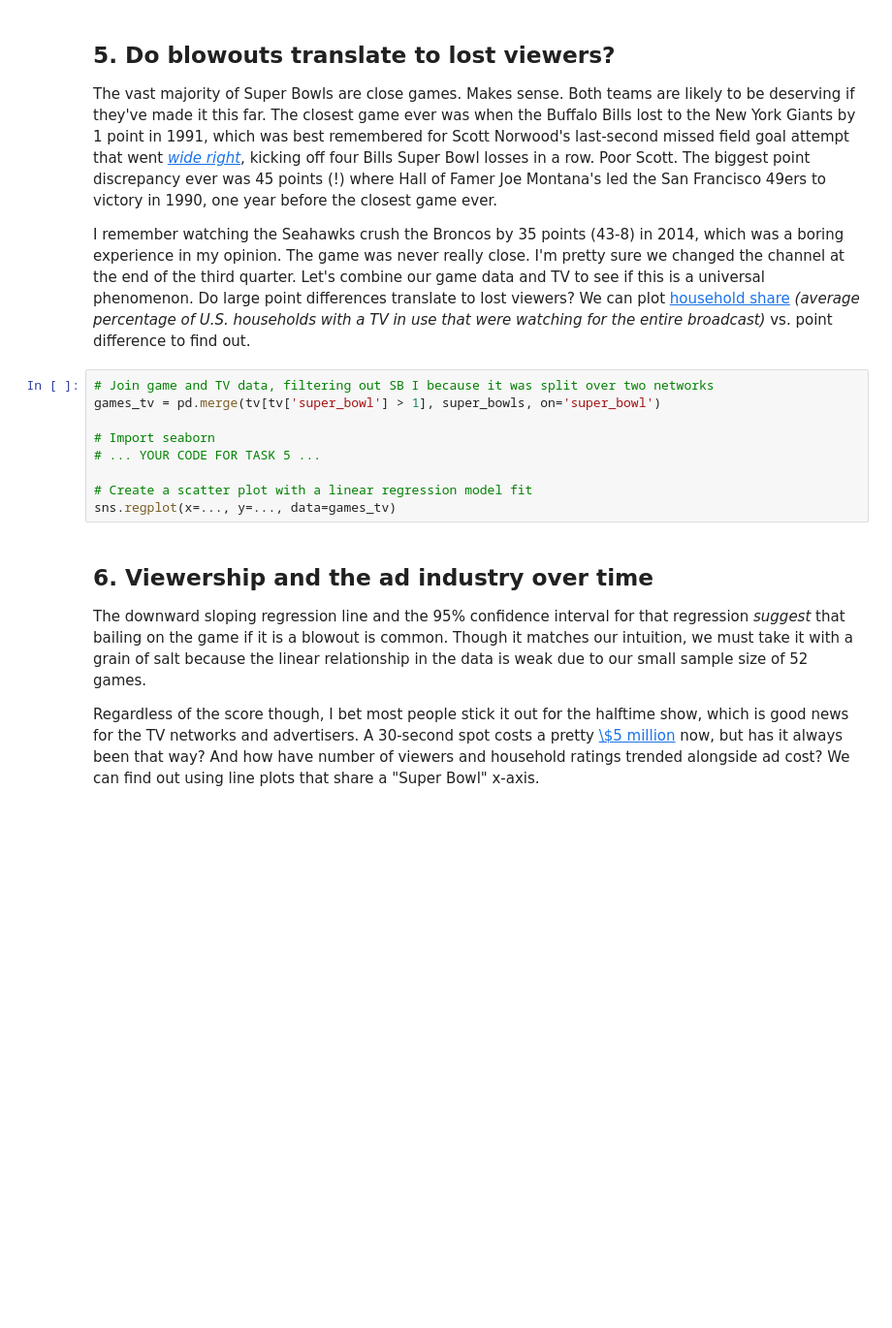
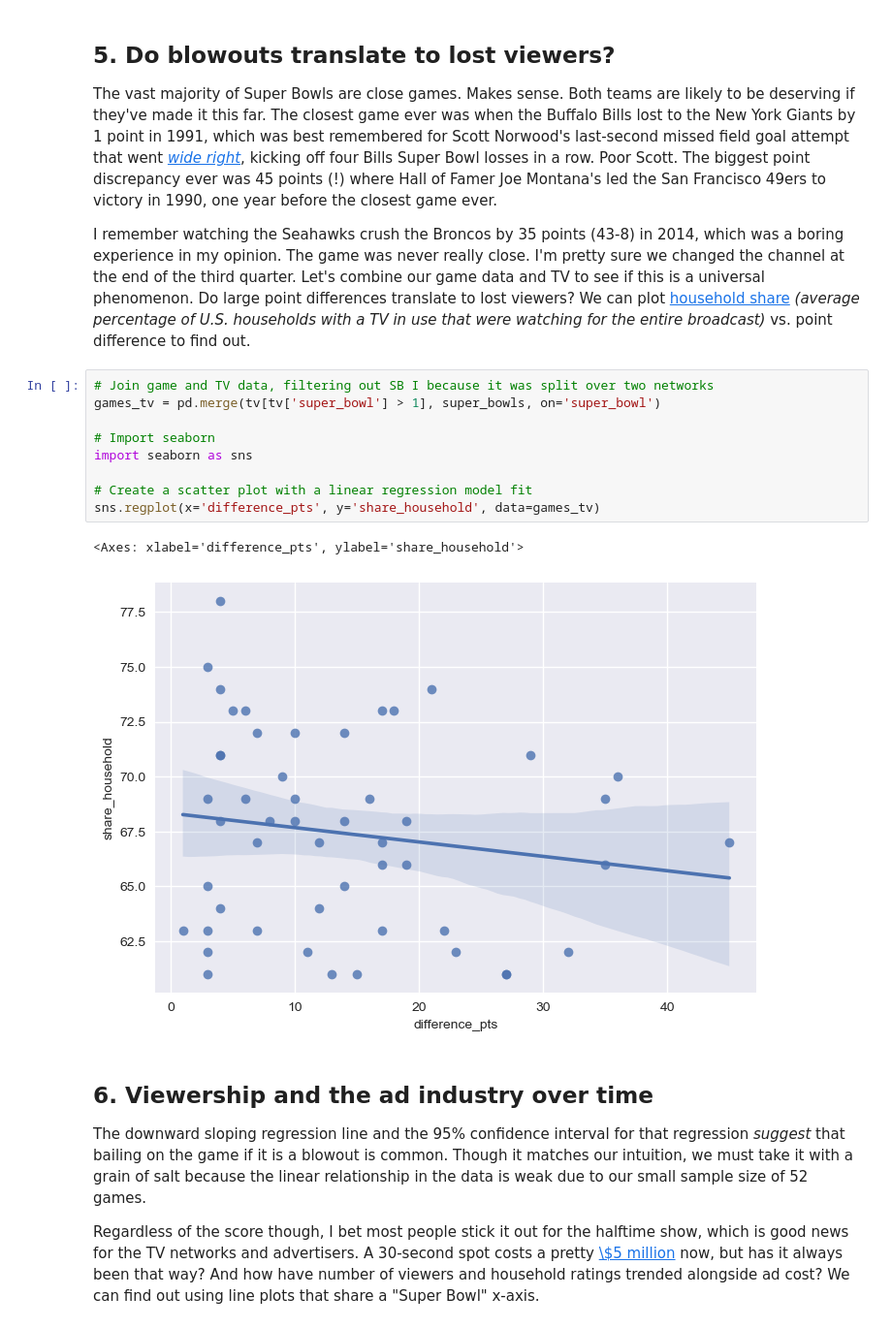
Before and after one commit to JeremyTallant/analyzing_tv, a Jupyter notebook: superbowl.ipynb, the cells around one changed output. Shown at 97% size. Saved outputs shown, nothing was run; the diff lists cells and outputs as text; blank space fills up the shorter version.

Commit message:
created a seaborn regplot

```diff
--- a/superbowl.ipynb
+++ b/superbowl.ipynb
@@ -140,12 +140,15 @@ display(super_bowls[super_bowls['difference_pts'] >= 35])
 # %%
 # Join game and TV data, filtering out SB I because it was split over two networks
 games_tv = pd.merge(tv[tv['super_bowl'] > 1], super_bowls, on='super_bowl')
 
 # Import seaborn
-# ... YOUR CODE FOR TASK 5 ...
+import seaborn as sns
 
 # Create a scatter plot with a linear regression model fit
-sns.regplot(x=..., y=..., data=games_tv)
+sns.regplot(x='difference_pts', y='share_household', data=games_tv)
+# %% [output]
+<Axes: xlabel='difference_pts', ylabel='share_household'>
+[figure, added]
 # %% [markdown]
 ## 6. Viewership and the ad industry over time
 <p>The downward sloping regression line and the 95% confidence interval for that regression <em>suggest</em> that bailing on the game if it is a blowout is common. Though it matches our intuition, we must take it with a grain of salt because the linear relationship in the data is weak due to our small sample size of 52 games.</p>
```
